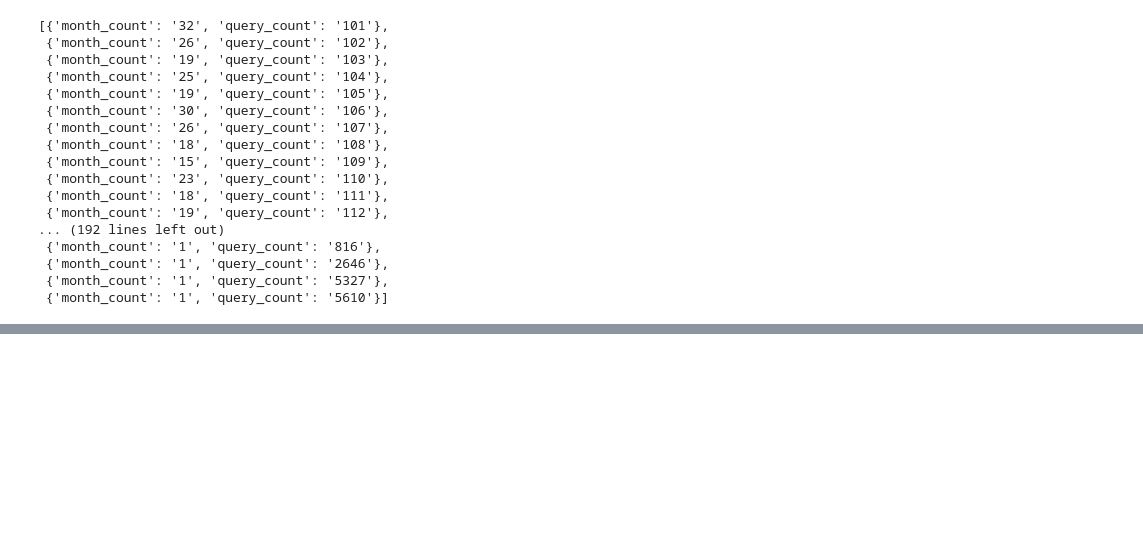
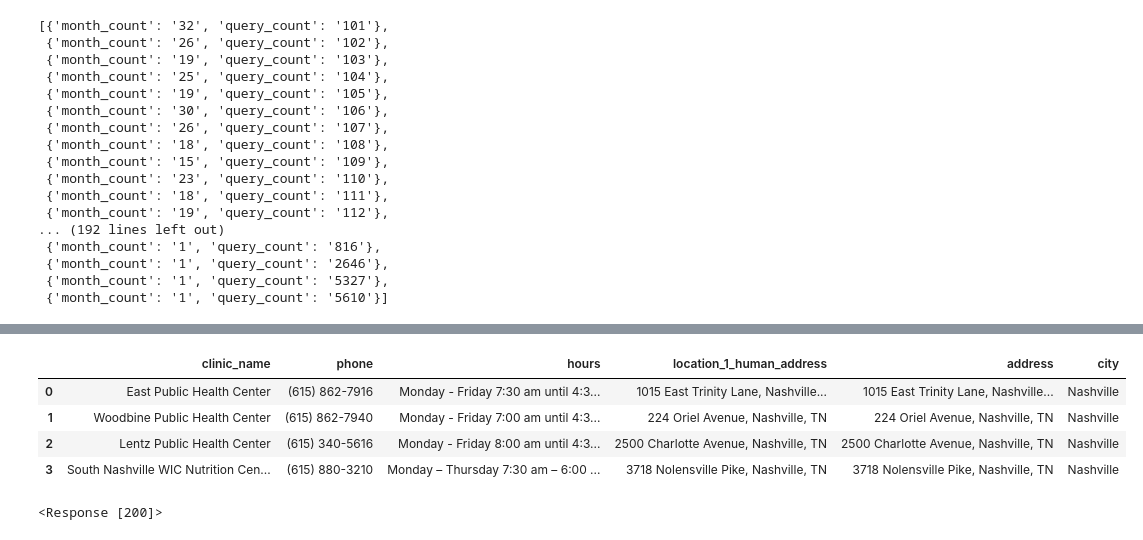
Before and after one commit to Erica-Ranck/socrata_api-Erica-Exotica, a Jupyter notebook: notebook/socrata.ipynb, the cells around one changed output, grey strips where cells are left out. Cells and saved outputs as stored; diff of their text form; code cells hidden in the pictures; blank space fills up the shorter version.

```diff
--- a/notebook/socrata.ipynb
+++ b/notebook/socrata.ipynb
@@ -200,0 +304,3 @@ plt.show()
+# %%
+dfv['location_1_human_address'] = dfv['location_1_human_address'].str.replace('"', '', regex=False)
+dfv
@@ -200,0 +313,3 @@ plt.show()
+# %%
+dfv['location_1_human_address'] = dfv['location_1_human_address'].str.replace(", city: ", '', regex=False)
+dfv
@@ -200,0 +322,3 @@ plt.show()
+# %%
+dfv['location_1_human_address'] = dfv['location_1_human_address'].str.replace("state: ", '', regex=False)
+dfv
@@ -200,0 +331,3 @@ plt.show()
+# %%
+dfv['address'] = dfv['location_1_human_address'].str.replace(", zip: }", '', regex=False)
+dfv
@@ -200,0 +340,10 @@ plt.show()
+# %%
+# Assume your DataFrame is named 'df'
+dfv['city'] = dfv['location_1_human_address'].str.split(', ').str[1]
+dfv
+# %% [output]
+|  | clinic_name | phone | hours | location_1_human_address | address | city |
+| 0 | East Public Health Center | (615) 862-7916 | Monday - Friday 7:30 am until 4:3... | 1015 East Trinity Lane, Nashville... | 1015 East Trinity Lane, Nashville... | Nashville |
+| 1 | Woodbine Public Health Center | (615) 862-7940 | Monday - Friday 7:00 am until 4:3... | 224 Oriel Avenue, Nashville, TN | 224 Oriel Avenue, Nashville, TN | Nashville |
+| 2 | Lentz Public Health Center | (615) 340-5616 | Monday - Friday 8:00 am until 4:3... | 2500 Charlotte Avenue, Nashville, TN | 2500 Charlotte Avenue, Nashville, TN | Nashville |
+| 3 | South Nashville WIC Nutrition Cen... | (615) 880-3210 | Monday – Thursday 7:30 am – 6:00 ... | 3718 Nolensville Pike, Nashville, TN | 3718 Nolensville Pike, Nashville, TN | Nashville |
@@ -200,0 +354,4 @@ plt.show()
+# %%
+res4
+# %% [output]
+<Response [200]>
```
Also changed, not shown: parts of 44 cells of this notebook.
